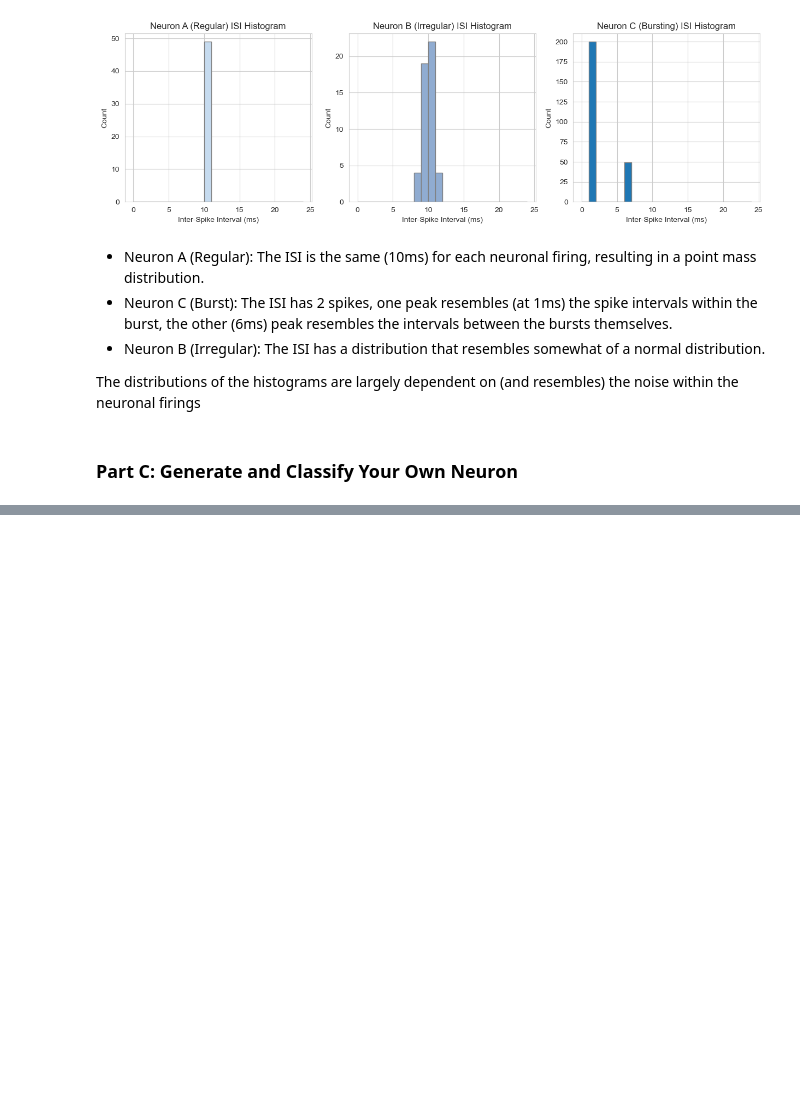
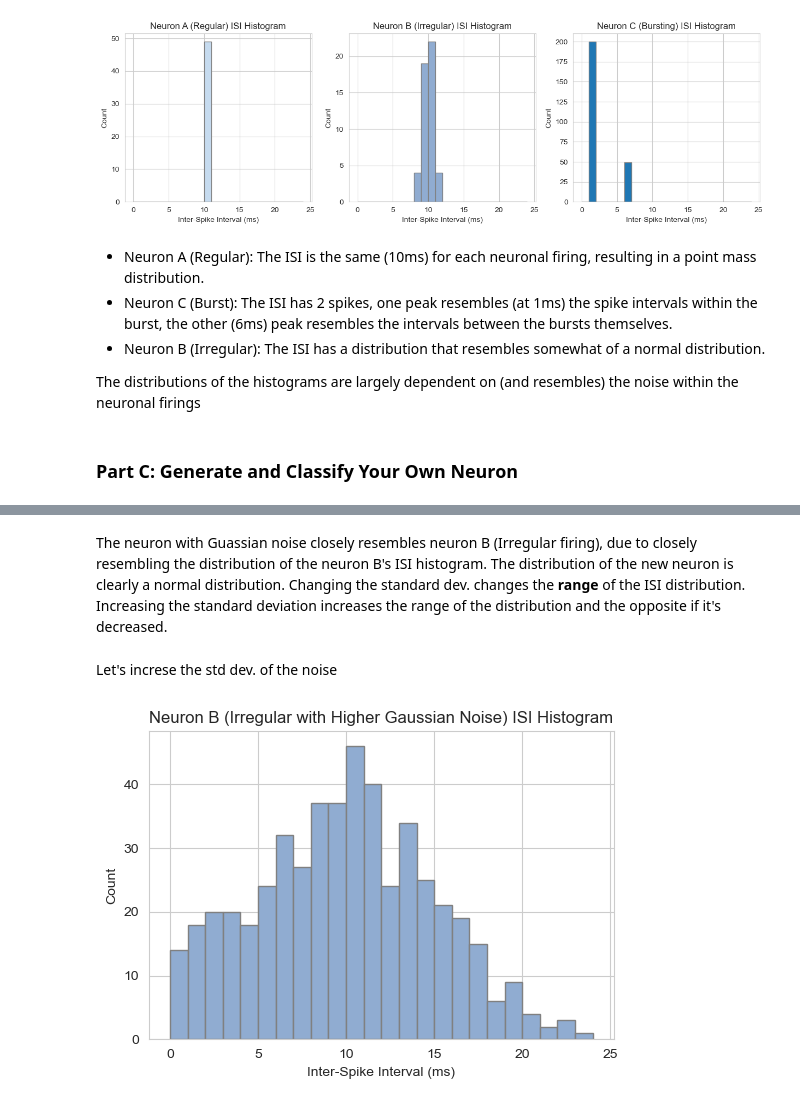
Before and after one commit to prashastham/DSMiniProj1, a Jupyter notebook: q1.ipynb, the cells around one changed output, grey strips where cells are left out. Saved outputs shown, nothing was run; the diff lists cells and outputs as text; code cells hidden in the pictures; blank space fills up the shorter version.

```diff
--- a/q1.ipynb
+++ b/q1.ipynb
@@ -106,0 +119,19 @@ neuron_b_spikes = np.sort(np.arange(0, 5000, step=10) + np.random.normal(0, 2, s
+# %% [markdown]
+The neuron with Guassian noise closely resembles neuron B (Irregular firing), due to closely resembling the distribution of the neuron B's ISI histogram. The distribution of the new neuron is clearly a normal distribution. Changing the standard dev. changes the <b>range</b> of the ISI distribution. Increasing the standard deviation increases the range of the distribution and the opposite if it's decreased.
+# %% [markdown]
+Let's increse the std dev. of the noise
+# %%
+np.random.seed(77) #for reproducibility of the random noise
+neuron_b_spikes_nd4 = np.sort(np.arange(0, 5000, step=10) + np.random.normal(0, 4, size=500))
+
+# Plot ISI histograms for the new dataset
+isi_b_nd4 = np.diff(neuron_b_spikes_nd4)
+bins_nd4 = np.arange(0, 25, 1)
+plt.figure(figsize=(6, 4))
+plt.hist(isi_b_nd4, bins=bins_nd4, color="#90acd1", edgecolor='gray')
+plt.title('Neuron B (Irregular with Higher Gaussian Noise) ISI Histogram')
+plt.xlabel('Inter-Spike Interval (ms)')
+plt.ylabel('Count')
+plt.show()
+# %% [output]
+[figure, added]
```
Also changed, not shown: parts of 4 cells of this notebook.
